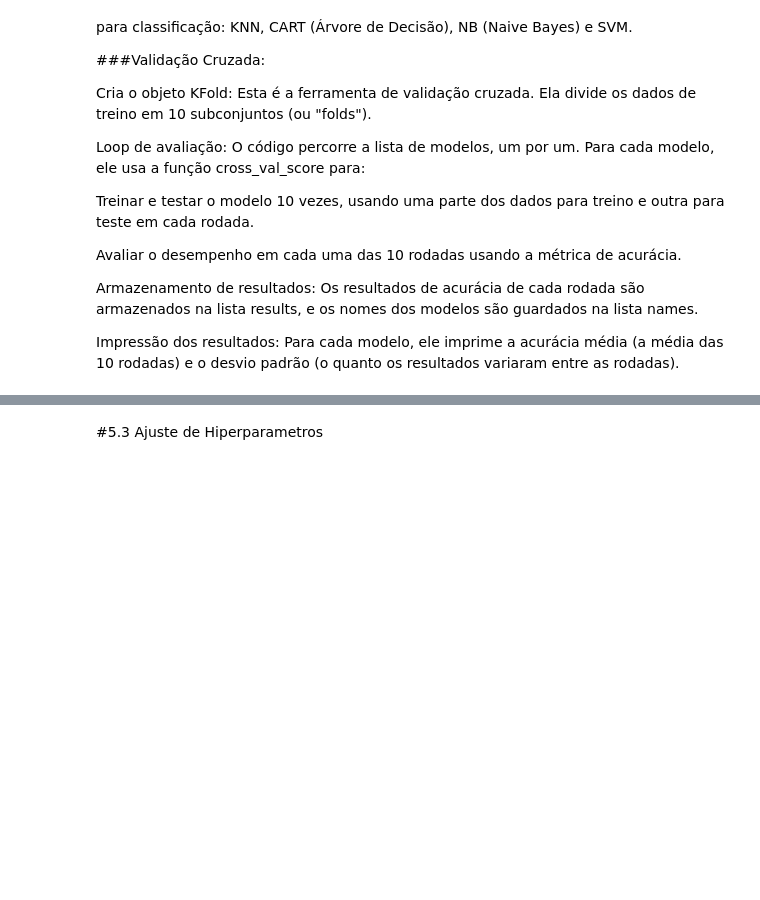
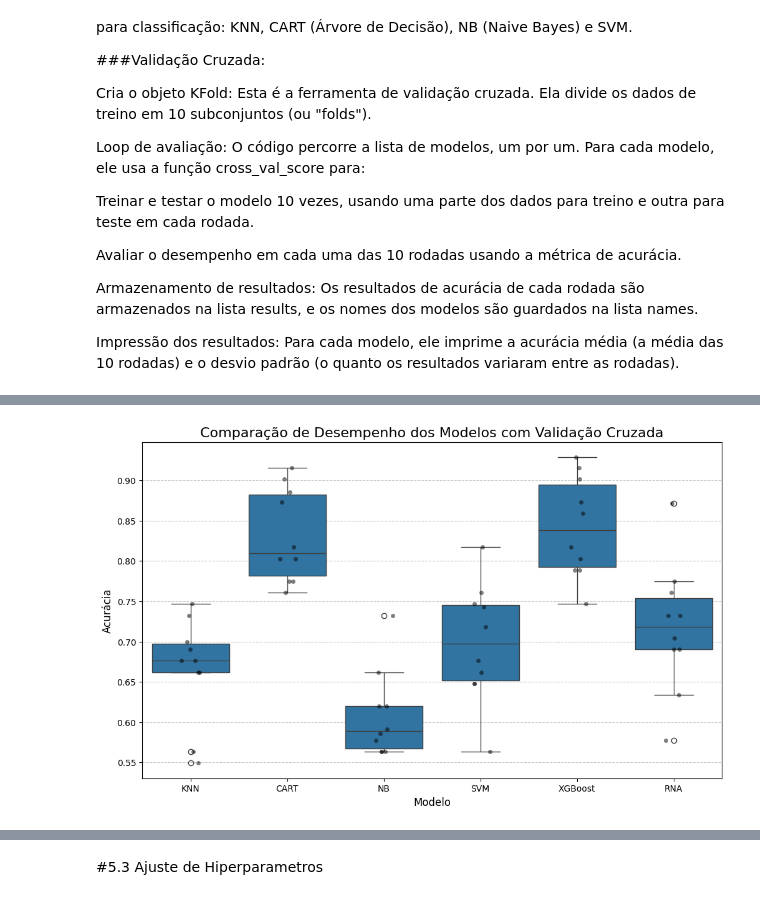
Before and after one commit to AlineFiori/MVP-Machine_Learning, a Jupyter notebook: Template_Machine_Learning_Pregnancy.ipynb, the cells around one changed output, grey strips where cells are left out. Saved outputs shown, nothing was run; the diff lists cells and outputs as text; code cells hidden in the pictures; blank space fills up the shorter version.

```diff
--- a/Template_Machine_Learning_Pregnancy.ipynb
+++ b/Template_Machine_Learning_Pregnancy.ipynb
@@ -893,0 +853,91 @@ RNA: 0.5643 (0.0692)
+# %%
+# ==============================================================================
+# 1. IMPORTAÇÕES DE BIBLIOTECAS
+# ==============================================================================
+# Importar todas as bibliotecas necessárias no início do script para melhor organização.
+import numpy as np
+import pandas as pd
+import matplotlib.pyplot as plt
+import seaborn as sns
+from sklearn.model_selection import KFold, cross_val_score
+from sklearn.neighbors import KNeighborsClassifier
+from sklearn.tree import DecisionTreeClassifier
+from sklearn.naive_bayes import GaussianNB
+from sklearn.svm import SVC
+from xgboost import XGBClassifier
+from sklearn.neural_network import MLPClassifier
+from sklearn.preprocessing import StandardScaler
+
+# ==============================================================================
+# 2. DEFINIÇÃO E AVALIAÇÃO DOS MODELOS
+# ==============================================================================
+# Esta seção centraliza a definição dos modelos e o loop de avaliação.
+
+# Definindo uma seed para garantir a reprodutibilidade.
+np.random.seed(7)
+
+# Preparando a lista de modelos.
+models = []
+models.append(('KNN', KNeighborsClassifier()))
+models.append(('CART', DecisionTreeClassifier()))
+models.append(('NB', GaussianNB()))
+models.append(('SVM', SVC()))
+models.append(('XGBoost', XGBClassifier(use_label_encoder=False, eval_metric='logloss')))
+models.append(('RNA', MLPClassifier(max_iter=1000)))
+
+# Criar o objeto de validação cruzada (KFold).
+kfold = KFold(n_splits=10, random_state=7, shuffle=True)
+
+# Listas para armazenar os resultados de acurácia e os nomes dos modelos.
+results = []
+names = []
+scoring = 'accuracy'
+
+# Padronizar os dados de treino uma única vez, pois alguns modelos precisam.
+# O StandardScaler é instanciado e aplicado aqui para otimizar o pré-processamento.
+scaler = StandardScaler()
+X_train_scaled = scaler.fit_transform(X_train)
+
+# Avaliando cada modelo usando validação cruzada.
+for name, model in models:
+    try:
+        # A lógica para usar dados padronizados ou não é feita de forma clara.
+        # SVM e RNA se beneficiam da padronização, os outros modelos não.
+        if name in ['SVM', 'RNA']:
+            cv_results = cross_val_score(model, X_train_scaled, y_train, cv=kfold, scoring=scoring)
+        else:
+            cv_results = cross_val_score(model, X_train, y_train, cv=kfold, scoring=scoring)
+
+        results.append(cv_results)
+        names.append(name)
+        msg = f"{name}: {cv_results.mean():.4f} ({cv_results.std():.4f})"
+        print(msg)
+    except Exception as e:
+        print(f"Erro ao avaliar o modelo {name}: {e}")
+
+# ==============================================================================
+# 3. VISUALIZAÇÃO E ANÁLISE DOS RESULTADOS
+# ==============================================================================
+# Esta seção foi reestruturada para evitar a duplicação de código.
+
+# Criar um DataFrame a partir dos resultados para facilitar a visualização com Seaborn.
+# Este é o passo crucial para formatar os dados corretamente para o box plot.
+df_results = pd.DataFrame(columns=['Acurácia', 'Modelo'])
+for i in range(len(names)):
+    model_data = pd.DataFrame({
+        'Acurácia': results[i],
+        'Modelo': names[i]
+    })
+    df_results = pd.concat([df_results, model_data], ignore_index=True)
+
+# Gerar o box plot e o stripplot.
+plt.figure(figsize=(12, 7))
+sns.boxplot(x='Modelo', y='Acurácia', data=df_results)
+sns.stripplot(x='Modelo', y='Acurácia', data=df_results, color='black', size=5, jitter=True, alpha=0.5)
+
+plt.title('Comparação de Desempenho dos Modelos com Validação Cruzada', fontsize=16)
+plt.xlabel('Modelo', fontsize=12)
+plt.ylabel('Acurácia', fontsize=12)
+plt.grid(axis='y', linestyle='--', alpha=0.7)
+plt.show()
+# %% [output]
@@ -893,0 +950 @@ RNA: 0.5643 (0.0692)
+[figure, added]
```
Also changed, not shown: parts of 6 cells of this notebook.
